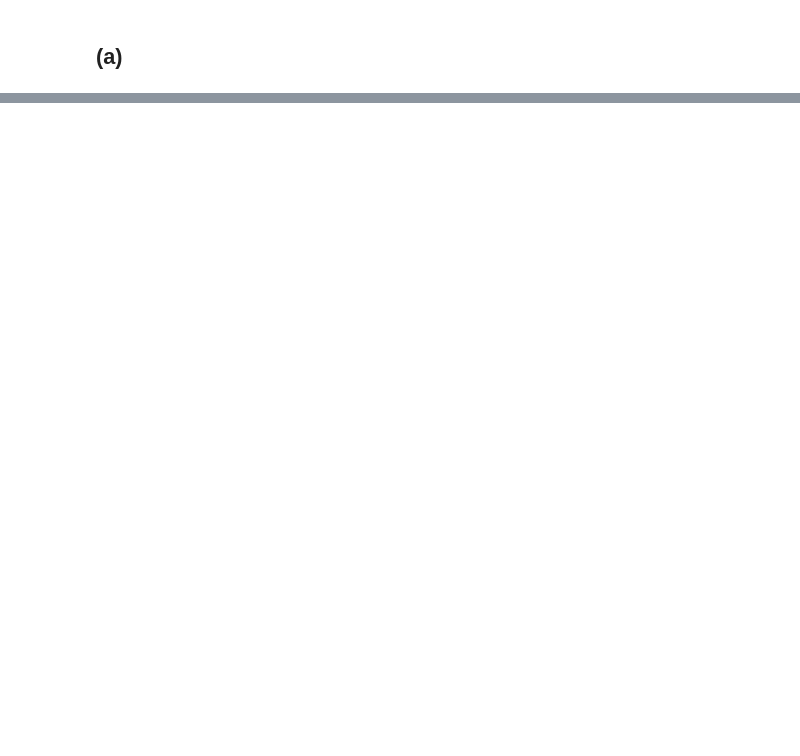
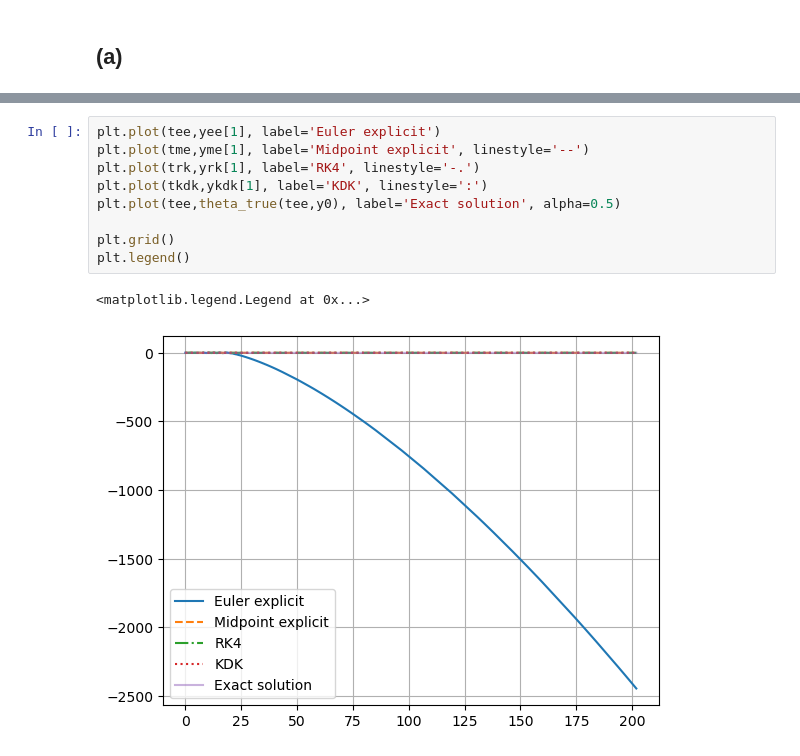
Before and after one commit to ebianchi803/computational_astrophysics, a Jupyter notebook: ODE/ODE1.ipynb, the cells around one changed output, grey strips where cells are left out. Saved outputs shown, nothing was run; the diff lists cells and outputs as text; blank space fills up the shorter version.

```diff
--- a/ODE/ODE1.ipynb
+++ b/ODE/ODE1.ipynb
@@ -775,3 +799,15 @@ plt.legend()
+# %%
+plt.plot(tee,yee[1], label='Euler explicit')
+plt.plot(tme,yme[1], label='Midpoint explicit', linestyle='--')
+plt.plot(trk,yrk[1], label='RK4', linestyle='-.')
+plt.plot(tkdk,ykdk[1], label='KDK', linestyle=':')
+plt.plot(tee,theta_true(tee,y0), label='Exact solution', alpha=0.5)
+
+plt.grid()
+plt.legend()
+# %% [output]
+<matplotlib.legend.Legend at 0x...>
+[figure, added]
 # %%
 fig, ax = plt.subplots(1,2, figsize=(12,4))
 
```
Also changed, not shown: parts of 23 cells of this notebook.
